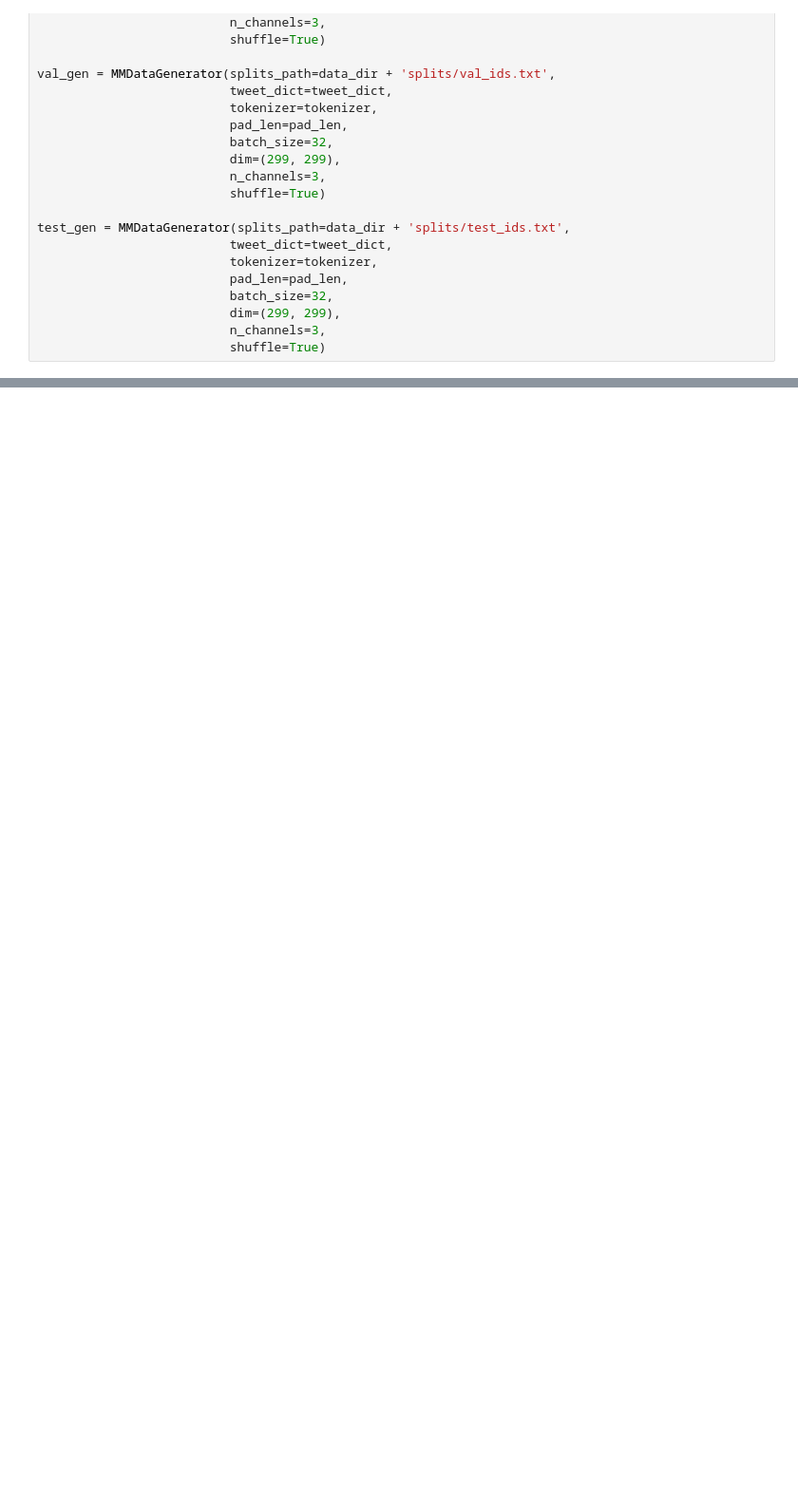
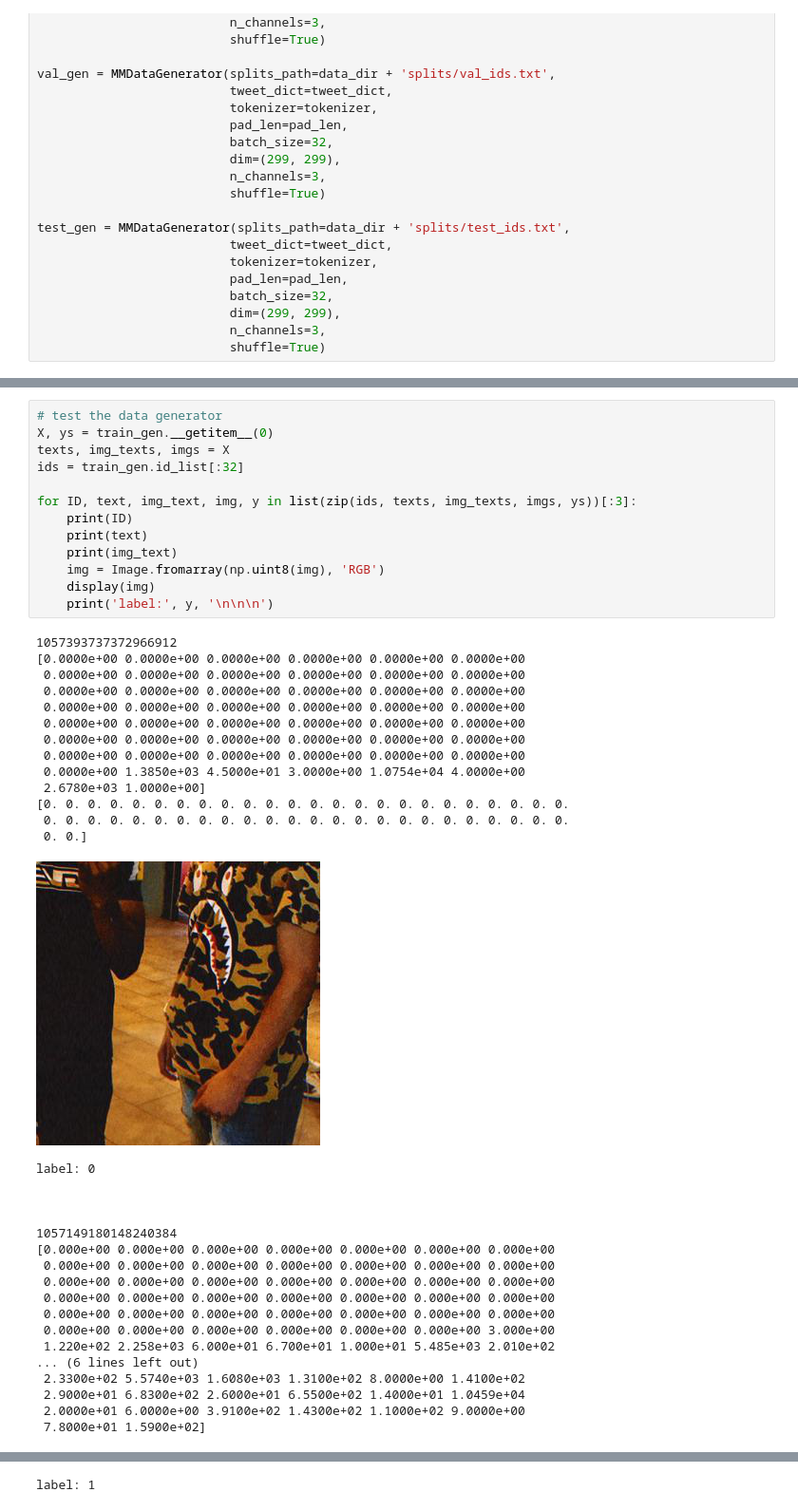
Before and after one commit to andrewlee98/multimodal-hate-speech-detection, a Jupyter notebook: fcm.ipynb, the cells around one changed output, grey strips where cells are left out. Shown at 95% size. Drawn from its saved outputs; the diff is of its cells as text; blank space fills up the shorter version.

Commit message:
trained and tested fcm model. Wrote test for data generator to make sure the image and text sequences are coming out correctly

```diff
--- a/fcm.ipynb
+++ b/fcm.ipynb
@@ -319,0 +348,45 @@ KeyboardInterrupt:
+# %%
+# test the data generator
+X, ys = train_gen.__getitem__(0)
+texts, img_texts, imgs = X
+ids = train_gen.id_list[:32]
+
+for ID, text, img_text, img, y in list(zip(ids, texts, img_texts, imgs, ys))[:3]:
+    print(ID)
+    print(text)
+    print(img_text)
+    img = Image.fromarray(np.uint8(img), 'RGB')
+    display(img)
+    print('label:', y, '\n\n\n')
+# %% [output]
+1057393737372966912
+[0.0000e+00 0.0000e+00 0.0000e+00 0.0000e+00 0.0000e+00 0.0000e+00
+ 0.0000e+00 0.0000e+00 0.0000e+00 0.0000e+00 0.0000e+00 0.0000e+00
+ 0.0000e+00 0.0000e+00 0.0000e+00 0.0000e+00 0.0000e+00 0.0000e+00
+ 0.0000e+00 0.0000e+00 0.0000e+00 0.0000e+00 0.0000e+00 0.0000e+00
+ 0.0000e+00 0.0000e+00 0.0000e+00 0.0000e+00 0.0000e+00 0.0000e+00
+ 0.0000e+00 0.0000e+00 0.0000e+00 0.0000e+00 0.0000e+00 0.0000e+00
+ 0.0000e+00 0.0000e+00 0.0000e+00 0.0000e+00 0.0000e+00 0.0000e+00
+ 0.0000e+00 1.3850e+03 4.5000e+01 3.0000e+00 1.0754e+04 4.0000e+00
+ 2.6780e+03 1.0000e+00]
+[0. 0. 0. 0. 0. 0. 0. 0. 0. 0. 0. 0. 0. 0. 0. 0. 0. 0. 0. 0. 0. 0. 0. 0.
+ 0. 0. 0. 0. 0. 0. 0. 0. 0. 0. 0. 0. 0. 0. 0. 0. 0. 0. 0. 0. 0. 0. 0. 0.
+ 0. 0.]
+[figure, added]
+label: 0
+
+
+
+1057149180148240384
+[0.000e+00 0.000e+00 0.000e+00 0.000e+00 0.000e+00 0.000e+00 0.000e+00
+ 0.000e+00 0.000e+00 0.000e+00 0.000e+00 0.000e+00 0.000e+00 0.000e+00
+ 0.000e+00 0.000e+00 0.000e+00 0.000e+00 0.000e+00 0.000e+00 0.000e+00
+ 0.000e+00 0.000e+00 0.000e+00 0.000e+00 0.000e+00 0.000e+00 0.000e+00
+ 0.000e+00 0.000e+00 0.000e+00 0.000e+00 0.000e+00 0.000e+00 0.000e+00
+ 0.000e+00 0.000e+00 0.000e+00 0.000e+00 0.000e+00 0.000e+00 3.000e+00
+ 1.220e+02 2.258e+03 6.000e+01 6.700e+01 1.000e+01 5.485e+03 2.010e+02
+... (6 lines left out)
+ 2.3300e+02 5.5740e+03 1.6080e+03 1.3100e+02 8.0000e+00 1.4100e+02
+ 2.9000e+01 6.8300e+02 2.6000e+01 6.5500e+02 1.4000e+01 1.0459e+04
+ 2.0000e+01 6.0000e+00 3.9100e+02 1.4300e+02 1.1000e+02 9.0000e+00
+ 7.8000e+01 1.5900e+02]
@@ -319,0 +412 @@ KeyboardInterrupt:
+label: 1
```
Also changed, not shown: parts of 4 cells of this notebook.
